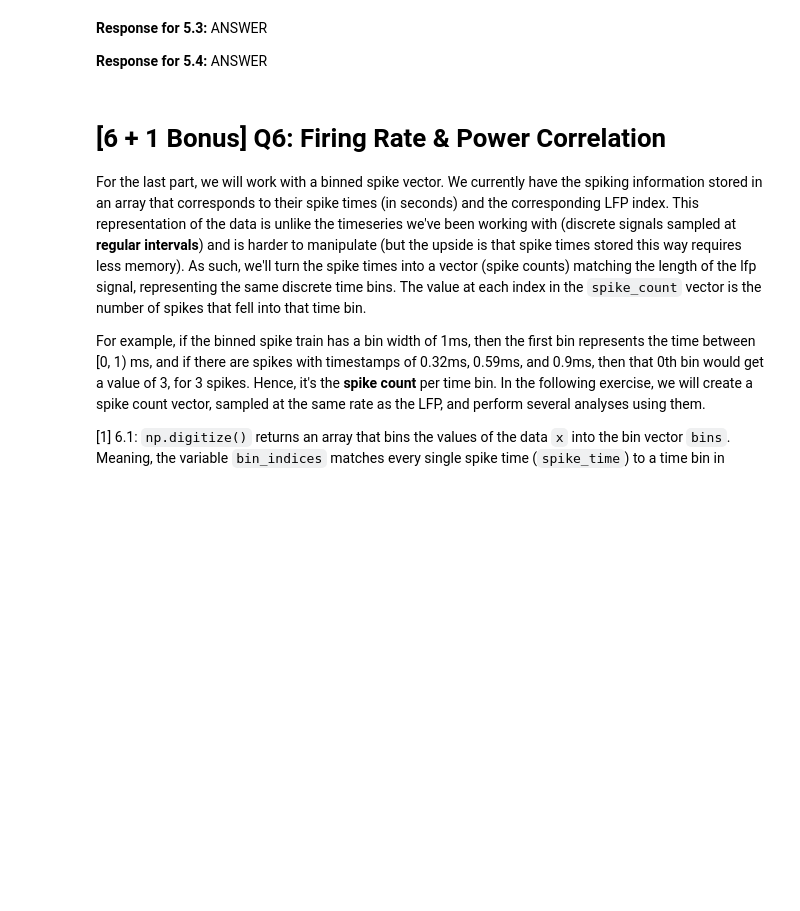
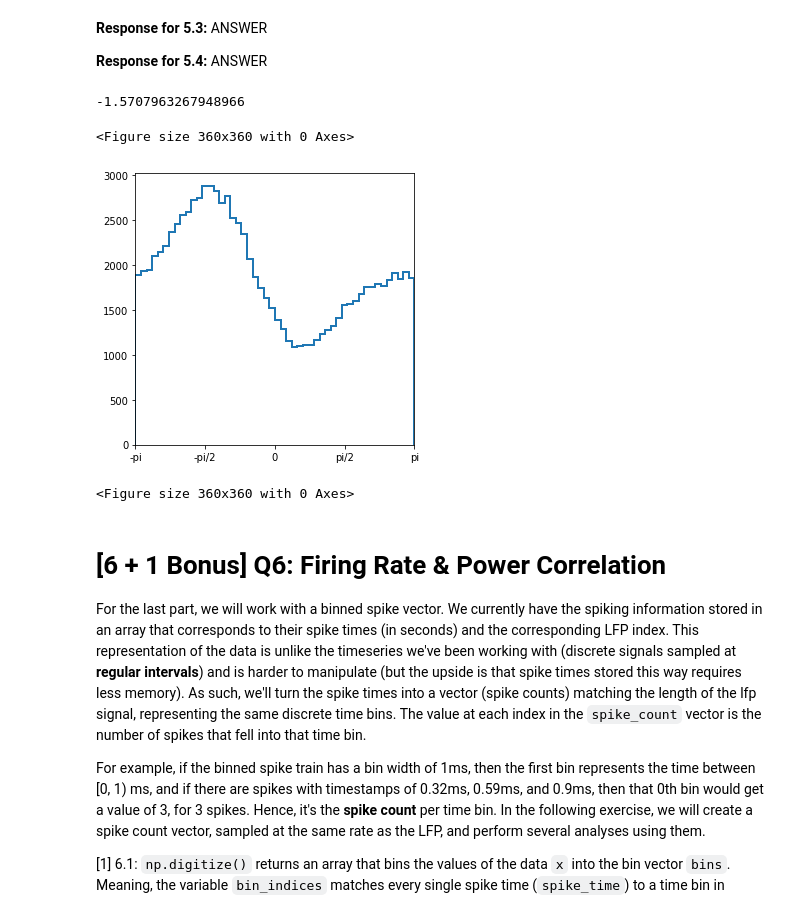
Before and after one commit to benjaminmakowsky/cogs118c, a Jupyter notebook: Assignments/A4-HilbertLFPSpike.ipynb, the cells around one changed output. Saved outputs shown, nothing was run; the diff lists cells and outputs as text; code cells hidden in the pictures; blank space fills up the shorter version.

```diff
--- a/Assignments/A4-HilbertLFPSpike.ipynb
+++ b/Assignments/A4-HilbertLFPSpike.ipynb
@@ -401,25 +400,32 @@ A more frequency-specific way of measuring the interaction between spike timing
 **Response for 5.4:** ANSWER
 # %%
 # _FILL_IN_YOUR_CODE_HERE
-theta_power, theta_phase = # _FILL_IN_YOUR_CODE_HERE
+analytic_theta = np.convolve(lfp, FIR_theta, mode='same')
+analytic_theta = signal.hilbert(analytic_theta)
+theta_power, theta_phase = compute_power_phase(analytic_theta)
 
 
 # _FILL_IN_YOUR_CODE_HERE
-gamma_power, gamma_phase = # _FILL_IN_YOUR_CODE_HERE
+gamma_power, gamma_phase = compute_power_phase(signal.hilbert(np.convolve(lfp, FIR_gamma, mode='same')))
 
-spike_theta_phases = # _FILL_IN_YOUR_CODE_HERE
-spike_gamma_phases = # _FILL_IN_YOUR_CODE_HERE
+spike_theta_phases = theta_phase[(spike_lfp_inds).astype(int)]
+spike_gamma_phases = gamma_phase[(spike_lfp_inds).astype(int)]
 
 plt.figure(figsize=(5,5))
 
 # use 50 phase bins to catalogue the spike-phases
 theta_counts, phase_bins, _ = plt.hist(spike_theta_phases,50, histtype='step', lw=2, label='Theta')
 plt.xlim([-np.pi, np.pi])
 plt.xticks(np.arange(-np.pi,np.pi+0.1, np.pi/2), ['-pi','-pi/2','0','pi/2','pi'])
 print(-np.pi/2)
 
 # compute and plot SFC from STA
 plt.figure(figsize=(5,5))
+# %% [output]
+-1.5707963267948966
+<Figure size 360x360 with 0 Axes>
+[figure, added]
+<Figure size 360x360 with 0 Axes>
 # %% [markdown]
 # [6 + 1 Bonus] Q6: Firing Rate & Power Correlation
 For the last part, we will work with a binned spike vector. We currently have the spiking information stored in an array that corresponds to their spike times (in seconds) and the corresponding LFP index. This representation of the data is unlike the timeseries we've been working with (discrete signals sampled at **regular intervals**) and is harder to manipulate (but the upside is that spike times stored this way requires less memory). As such, we'll turn the spike times into a vector (spike counts) matching the length of the lfp signal, representing the same discrete time bins. The value at each index in the `spike_count` vector is the number of spikes that fell into that time bin.
```
Also changed, not shown: parts of 10 cells of this notebook.
